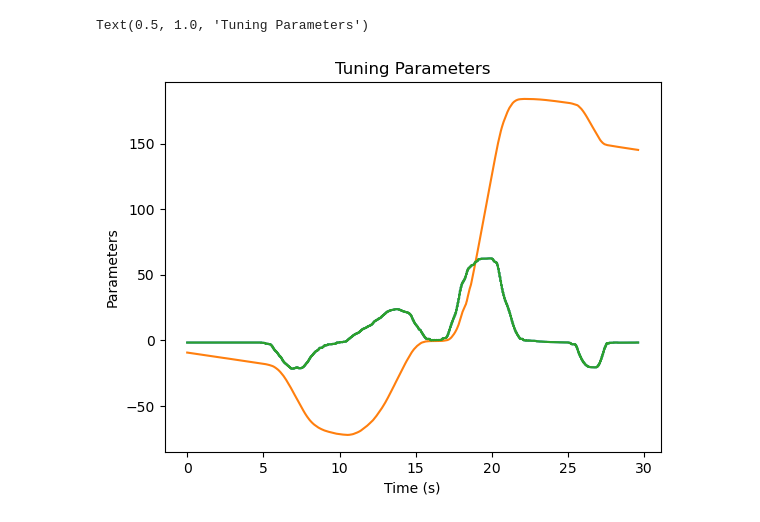
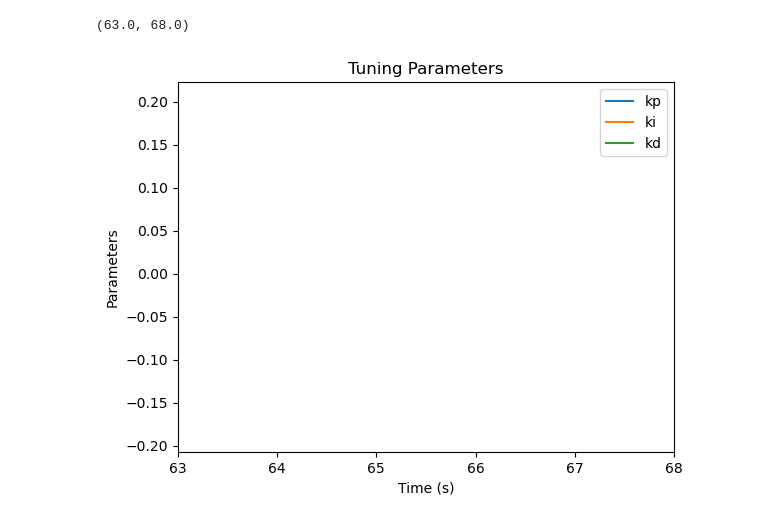
Before and after one commit to Umich-NASA-Big-Idea-Challenge/cargo_beep, a Jupyter notebook: cargo_beep/graph_bags.ipynb, the cells around one changed output. Saved outputs shown, nothing was run; the diff lists cells and outputs as text; code cells hidden in the pictures.

```diff
--- a/cargo_beep/graph_bags.ipynb
+++ b/cargo_beep/graph_bags.ipynb
@@ -27,7 +23,6 @@ topic_metas = {
     "/output/tuning_values": TopicMeta("tuning", TuningValues),
     "/output/lean_angle": TopicMeta("lean_angle", Float32),
 }
-
 
 def get_all_data(path):
     data = {}
@@ -55,8 +50,8 @@ def get_all_data(path):
 
     return data, time
 
-def get_graphable_data(data, source, attribute="data"):
-    return np.array(list(map(lambda x: getattr(x, attribute), data[source])))
+def get_graphable_data(data, time, source, attribute="data"):
+    return np.array(list(map(lambda x: getattr(x, attribute), data[source]))), time[source]
 # %%
 bags = glob("../bags/*")
 bags.sort()
@@ -105,18 +139,20 @@ Text(0.5, 1.0, 'Q Axis Current of motors')
 # %%
-kp = get_graphable_data(data, "tuning", "kp")
-ki = get_graphable_data(data, "tuning", "ki")
-kd = get_graphable_data(data, "tuning", "kd")
+kp, tune_t = get_graphable_data(data, time, "tuning", "kp")
+ki, tune_t= get_graphable_data(data, time, "tuning", "ki")
+kd, tune_t = get_graphable_data(data, time, "tuning", "kd")
 
-tune_t = time["tuning"]
 
 
 fig2, ax2 = plt.subplots()
 ax2.plot(tune_t, kp)
 ax2.plot(tune_t, ki)
 ax2.plot(tune_t, kd)
 ax2.set_xlabel("Time (s)")
 ax2.set_ylabel("Parameters")
 ax2.set_title("Tuning Parameters")
+ax2.legend(["kp", "ki", "kd"])
+
+ax2.set_xlim([63, 68])
 # %% [output]
-Text(0.5, 1.0, 'Tuning Parameters')
+(63.0, 68.0)
-[figure, old version]
+[figure, new version]
```
Also changed, not shown: parts of 7 cells of this notebook, 25 other files.
